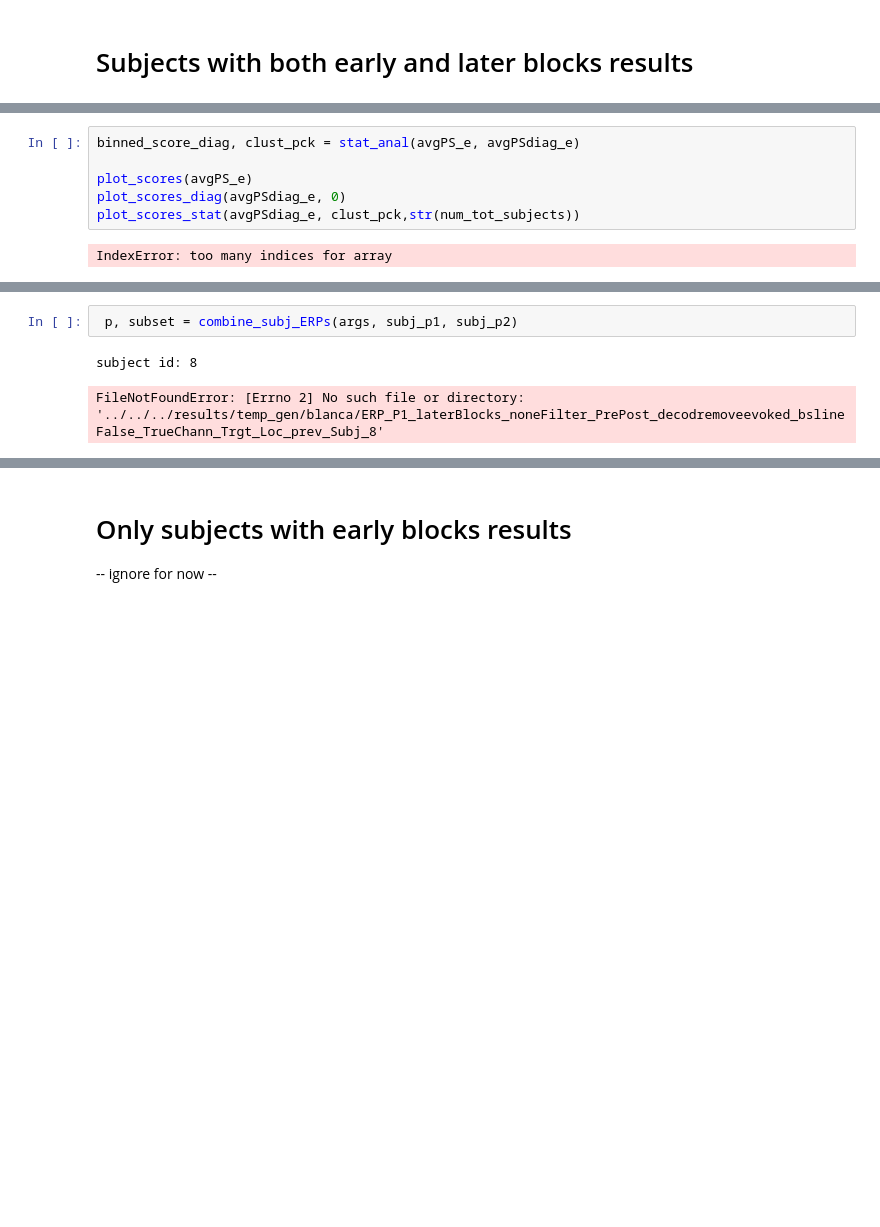
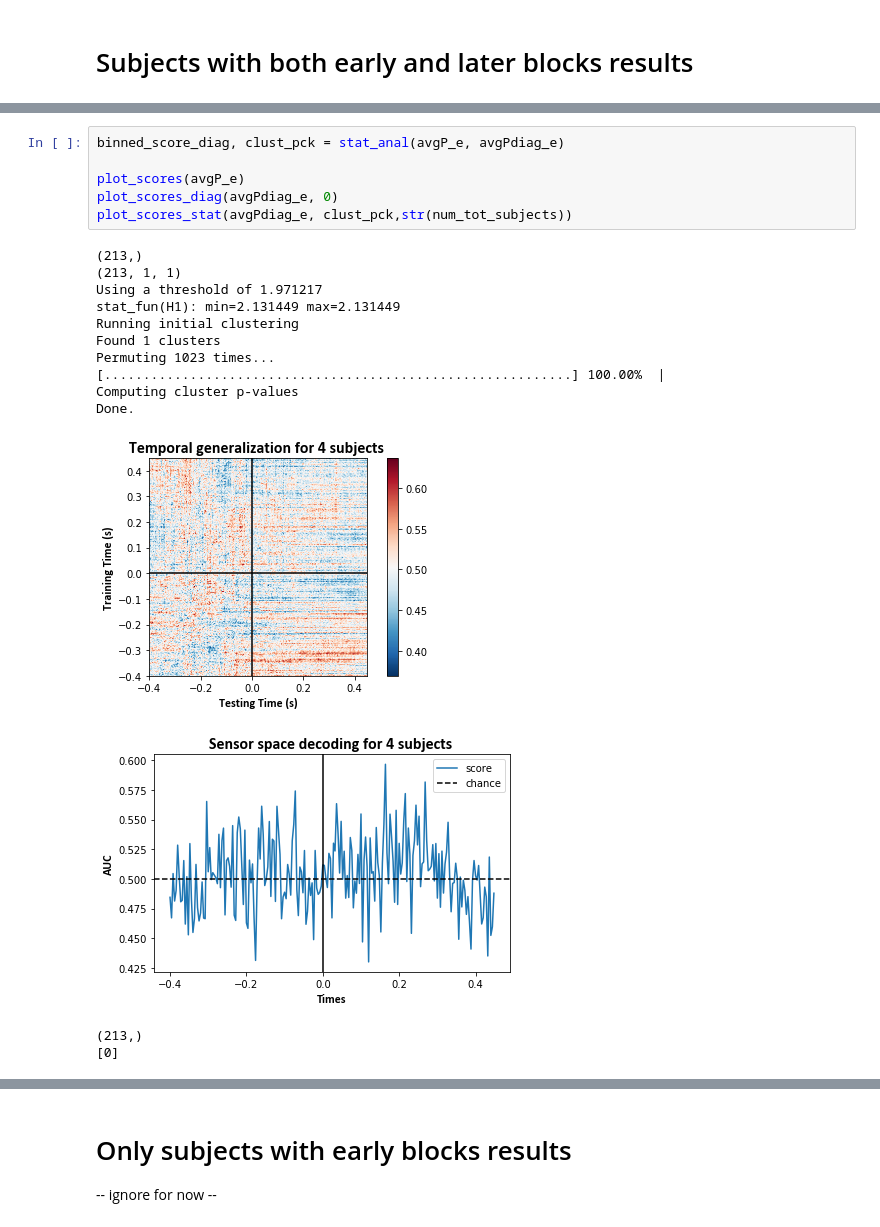
Before and after one commit to MaryZolfaghar/SPLT_EEG, a Jupyter notebook: jupyter/finals/plot_tempRandGenResults_afterRun_apr3020.ipynb, the cells around one changed output, grey strips where cells are left out. Cells and saved outputs as stored; diff of their text form; blank space fills up the shorter version.

```diff
--- a/jupyter/finals/plot_tempRandGenResults_afterRun_apr3020.ipynb
+++ b/jupyter/finals/plot_tempRandGenResults_afterRun_apr3020.ipynb
@@ -768,8 +770,21 @@ There was no subjects for pattern 2
 # %%
-binned_score_diag, clust_pck = stat_anal(avgPS_e, avgPSdiag_e)
+binned_score_diag, clust_pck = stat_anal(avgP_e, avgPdiag_e)
 
-plot_scores(avgPS_e)
-plot_scores_diag(avgPSdiag_e, 0)
-plot_scores_stat(avgPSdiag_e, clust_pck,str(num_tot_subjects))
+plot_scores(avgP_e)
+plot_scores_diag(avgPdiag_e, 0)
+plot_scores_stat(avgPdiag_e, clust_pck,str(num_tot_subjects))
 # %% [output]
-IndexError: too many indices for array
+(213,)
+(213, 1, 1)
+Using a threshold of 1.971217
+stat_fun(H1): min=2.131449 max=2.131449
+Running initial clustering
+Found 1 clusters
+Permuting 1023 times...
+[............................................................] 100.00%  |
+Computing cluster p-values
+Done.
+[figure, added]
+[figure, added]
+(213,)
+[0]
@@ -776,5 +791,0 @@ IndexError: too many indices for array
-# %%
- p, subset = combine_subj_ERPs(args, subj_p1, subj_p2)
-# %% [output]
-subject id: 8
-FileNotFoundError: [Errno 2] No such file or directory: '../../../results/temp_gen/blanca/ERP_P1_laterBlocks_noneFilter_PrePost_decodremoveevoked_bslineFalse_TrueChann_Trgt_Loc_prev_Subj_8'
```
Also changed, not shown: parts of 8 cells of this notebook, 3 other files.
